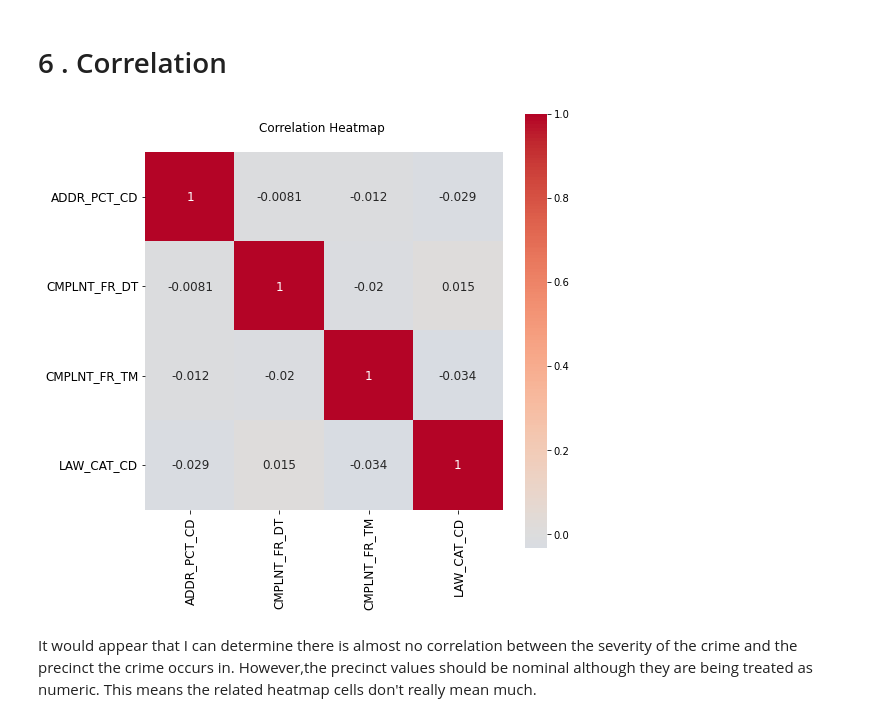
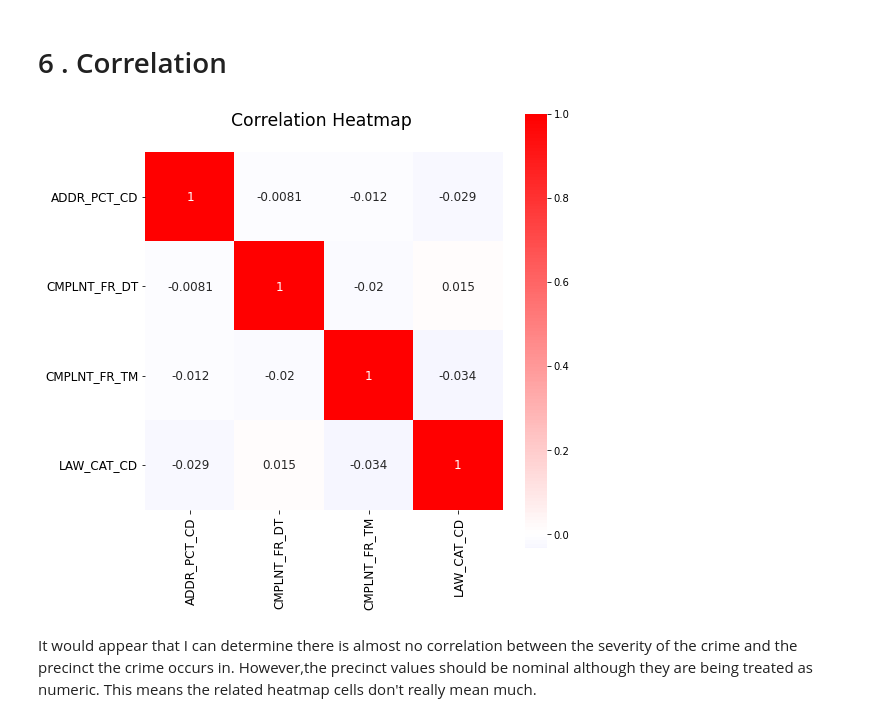
Before and after one commit to bngrossmann/new-york-crime-analysis, a Jupyter notebook: New_York_Crime_Analysis.ipynb, the cells around one changed output. Saved outputs shown, nothing was run; the diff lists cells and outputs as text; code cells hidden in the pictures.

```diff
--- a/New_York_Crime_Analysis.ipynb
+++ b/New_York_Crime_Analysis.ipynb
@@ -808,12 +874,12 @@ plt.show()
 # %%
 plt.figure(figsize=(8,8))
 corr = df.corr()
-heat_ax = sns.heatmap(corr,cmap='coolwarm',annot=True,square=True,center=0,annot_kws={"fontsize":"large"})
-heat_ax.set(title="Correlation Heatmap \n ");
+heat_ax = sns.heatmap(corr,cmap='bwr',annot=True,square=True,center=0,annot_kws={"fontsize":"large"})
+heat_ax.set_title("Correlation Heatmap \n ", fontsize="xx-large");
 heat_ax.xaxis.grid(False);
 heat_ax.tick_params(axis="x",labelrotation=90,labelsize="large")
 heat_ax.tick_params(axis="y",labelrotation=0,labelsize="large")
 # %% [output]
-[figure, old version]
+[figure, new version]
 # %% [markdown]
 It would appear that I can determine there is almost no correlation between the severity of the crime and the precinct the crime occurs in. However,the precinct values should be nominal although they are being treated as numeric. This means the related heatmap cells don't really mean much.
```
Also changed, not shown: parts of 21 cells of this notebook.
